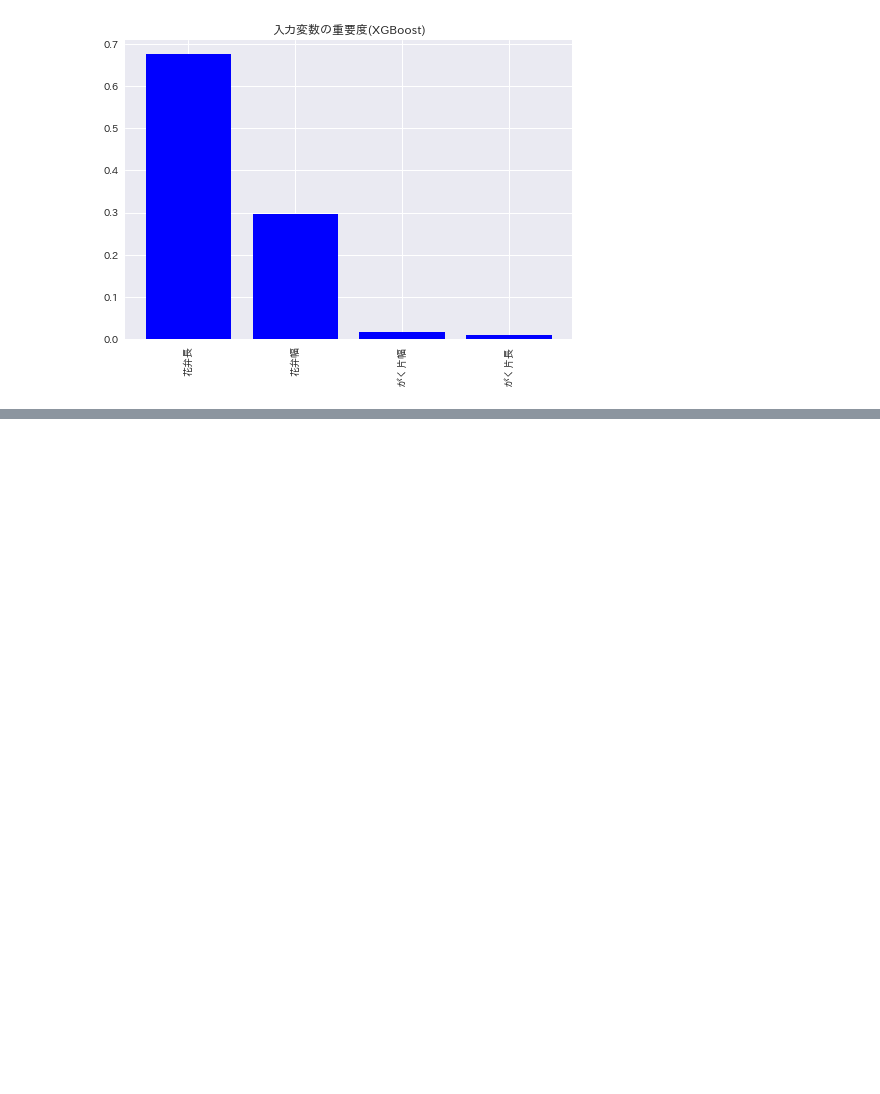
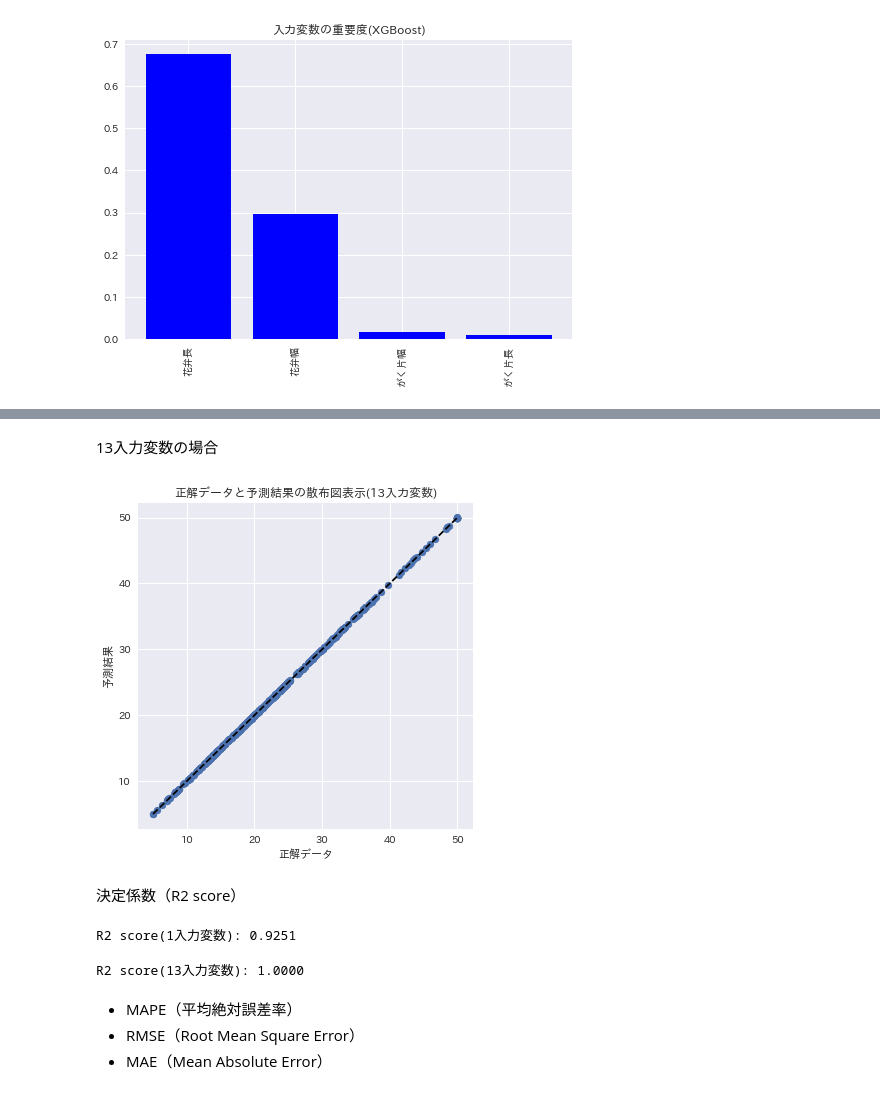
Before and after one commit to ginmaruGH/Creating_Profitable_AI_with_Python_nkbp, a Jupyter notebook: jupyter/ch04_04_estimate.ipynb, the cells around one changed output, grey strips where cells are left out. Cells and saved outputs as stored; diff of their text form; code cells hidden in the pictures; blank space fills up the shorter version.

```diff
--- a/jupyter/ch04_04_estimate.ipynb
+++ b/jupyter/ch04_04_estimate.ipynb
@@ -557,0 +660,44 @@ dtype: float32
+# %% [markdown]
+13入力変数の場合
+# %%
+# 散布図による結果確認(入力変数 13)
+
+# 描画サイズ指定
+plt.figure(figsize=(6, 6))
+
+# 散布図
+plt.scatter(y, y_pred2)
+
+# 正解データ=予測結果の直線
+plt.plot(y_range, y_range, 'k--')
+
+# ラベル・タイトル
+plt.xlabel('正解データ')
+plt.ylabel('予測結果')
+plt.title('正解データと予測結果の散布図表示(13入力変数)')
+
+plt.show()
+# %% [output]
+[figure, added]
+# %% [markdown]
+決定係数（R2 score）
+# %%
+# r2 scoreの計算(1入力変数
+
+from sklearn.metrics import r2_score
+
+r2_score1 = r2_score(y, y_pred1)
+print(f'R2 score(1入力変数): {r2_score1:.4f}')
+# %% [output]
+R2 score(1入力変数): 0.9251
+# %%
+# r2 scoreの計算(13入力変数)
+
+r2_score2 = r2_score(y, y_pred2)
+print(f'R2 score(13入力変数): {r2_score2:.4f}')
+# %% [output]
+R2 score(13入力変数): 1.0000
+# %% [markdown]
+- MAPE（平均絶対誤差率）
+- RMSE（Root Mean Square Error）
+- MAE（Mean Absolute Error）
```
Also changed, not shown: parts of 8 cells of this notebook, 1 other file.
